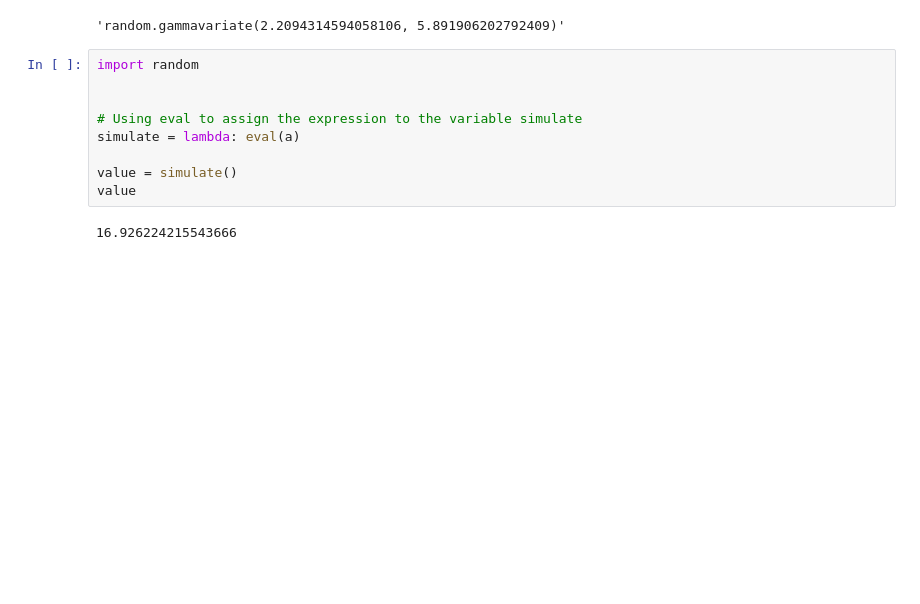
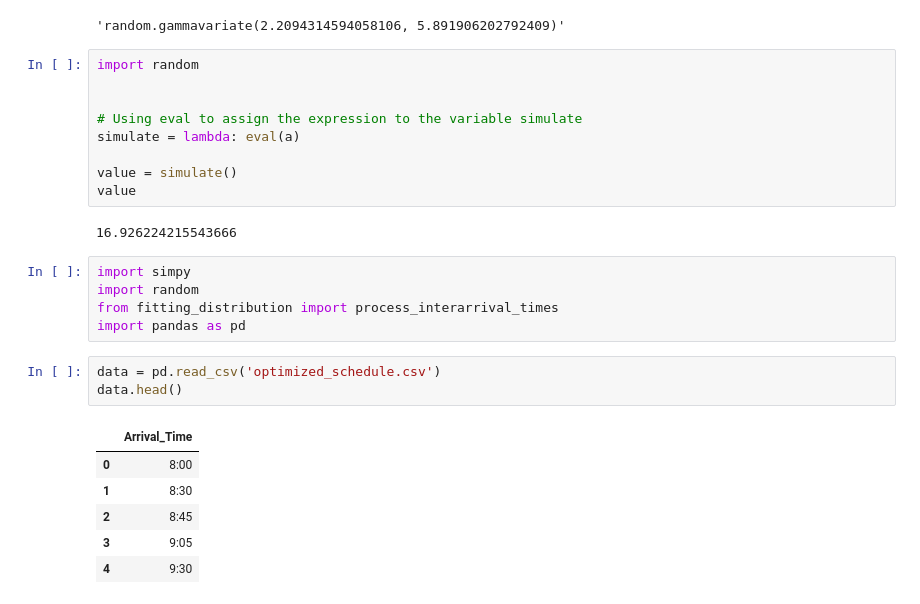
Before and after one commit to Lazuardis/DESinPython, a Jupyter notebook: Dental_Clinics_Model/dental.ipynb, the cells around one changed output. Drawn from its saved outputs; the diff is of its cells as text; blank space fills up the shorter version.

Commit message:
update schedule feature

```diff
--- a/Dental_Clinics_Model/dental.ipynb
+++ b/Dental_Clinics_Model/dental.ipynb
@@ -340,3 +340,18 @@ value = simulate()
 value
 # %% [output]
 16.926224215543666
+# %%
+import simpy
+import random
+from fitting_distribution import process_interarrival_times
+import pandas as pd
+# %%
+data = pd.read_csv('optimized_schedule.csv')
+data.head()
+# %% [output]
+|  | Arrival_Time |
+| 0 | 8:00 |
+| 1 | 8:30 |
+| 2 | 8:45 |
+| 3 | 9:05 |
+| 4 | 9:30 |
```
Also changed, not shown: parts of 1 cell of this notebook, 6 other files.
